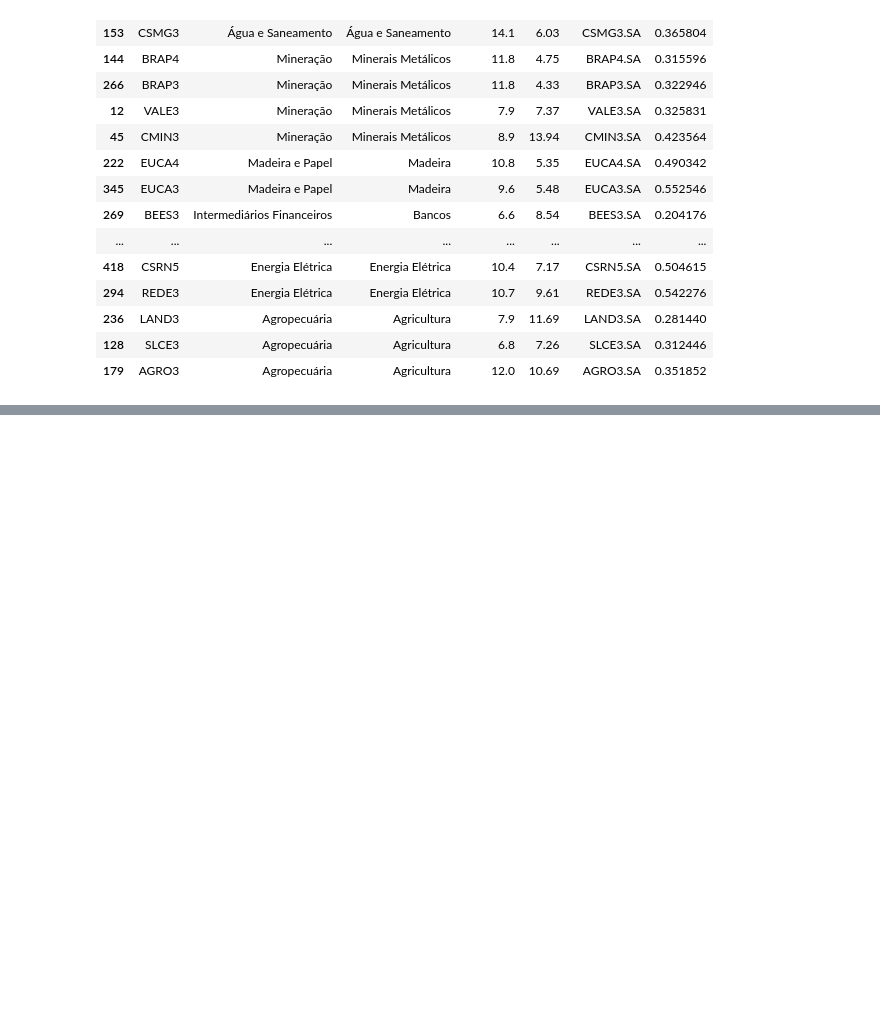
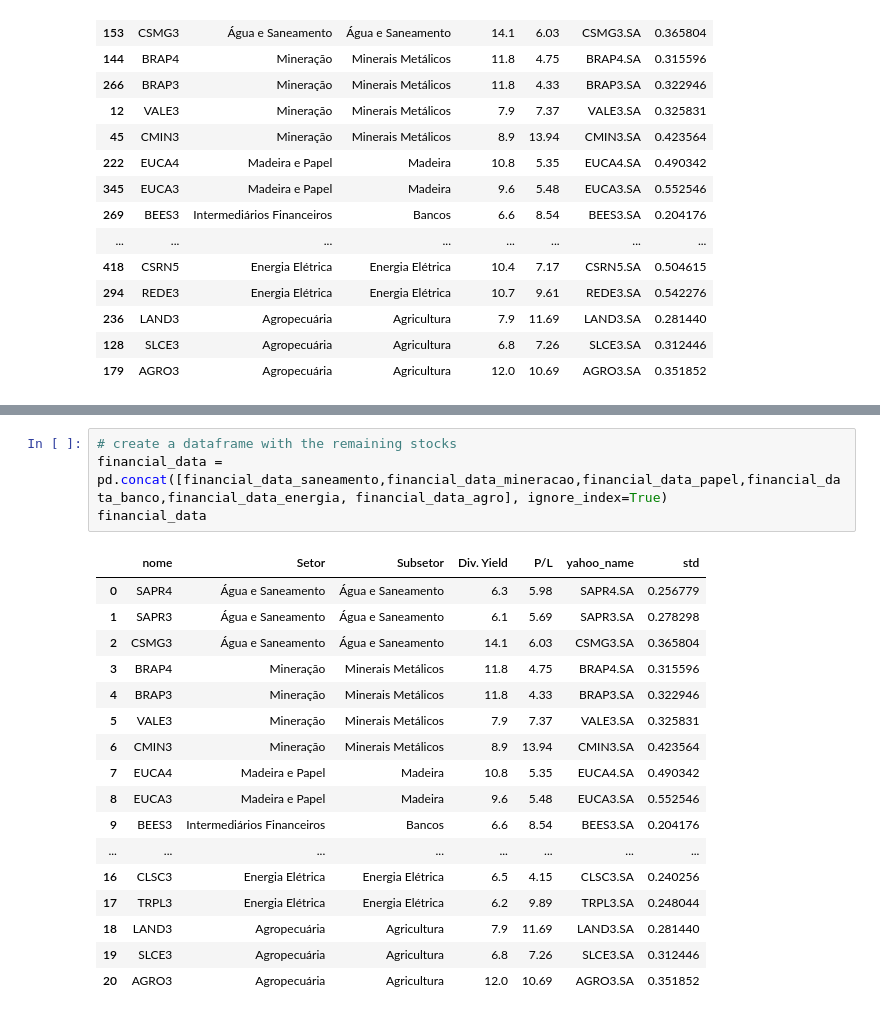
Before and after one commit to DouglasVolcato/brazilian-stock-market-analysis, a Jupyter notebook: main.ipynb, the cells around one changed output, grey strips where cells are left out. Cells and saved outputs as stored; diff of their text form; blank space fills up the shorter version.

```diff
--- a/main.ipynb
+++ b/main.ipynb
@@ -351,3 +399,25 @@ for i in financial_data_agro.index:
 plt.show()
 # %% [output]
 [figure]
+# %%
+# create a dataframe with the remaining stocks
+financial_data = pd.concat([financial_data_saneamento,financial_data_mineracao,financial_data_papel,financial_data_banco,financial_data_energia, financial_data_agro], ignore_index=True)
+financial_data
+# %% [output]
+|  | nome | Setor | Subsetor | Div. Yield | P/L | yahoo_name | std |
+| 0 | SAPR4 | Água e Saneamento | Água e Saneamento | 6.3 | 5.98 | SAPR4.SA | 0.256779 |
+| 1 | SAPR3 | Água e Saneamento | Água e Saneamento | 6.1 | 5.69 | SAPR3.SA | 0.278298 |
+| 2 | CSMG3 | Água e Saneamento | Água e Saneamento | 14.1 | 6.03 | CSMG3.SA | 0.365804 |
+| 3 | BRAP4 | Mineração | Minerais Metálicos | 11.8 | 4.75 | BRAP4.SA | 0.315596 |
+| 4 | BRAP3 | Mineração | Minerais Metálicos | 11.8 | 4.33 | BRAP3.SA | 0.322946 |
+| 5 | VALE3 | Mineração | Minerais Metálicos | 7.9 | 7.37 | VALE3.SA | 0.325831 |
+| 6 | CMIN3 | Mineração | Minerais Metálicos | 8.9 | 13.94 | CMIN3.SA | 0.423564 |
+| 7 | EUCA4 | Madeira e Papel | Madeira | 10.8 | 5.35 | EUCA4.SA | 0.490342 |
+| 8 | EUCA3 | Madeira e Papel | Madeira | 9.6 | 5.48 | EUCA3.SA | 0.552546 |
+| 9 | BEES3 | Intermediários Financeiros | Bancos | 6.6 | 8.54 | BEES3.SA | 0.204176 |
+| ... | ... | ... | ... | ... | ... | ... | ... |
+| 16 | CLSC3 | Energia Elétrica | Energia Elétrica | 6.5 | 4.15 | CLSC3.SA | 0.240256 |
+| 17 | TRPL3 | Energia Elétrica | Energia Elétrica | 6.2 | 9.89 | TRPL3.SA | 0.248044 |
+| 18 | LAND3 | Agropecuária | Agricultura | 7.9 | 11.69 | LAND3.SA | 0.281440 |
+| 19 | SLCE3 | Agropecuária | Agricultura | 6.8 | 7.26 | SLCE3.SA | 0.312446 |
+| 20 | AGRO3 | Agropecuária | Agricultura | 12.0 | 10.69 | AGRO3.SA | 0.351852 |
```
Also changed, not shown: parts of 11 cells of this notebook.
